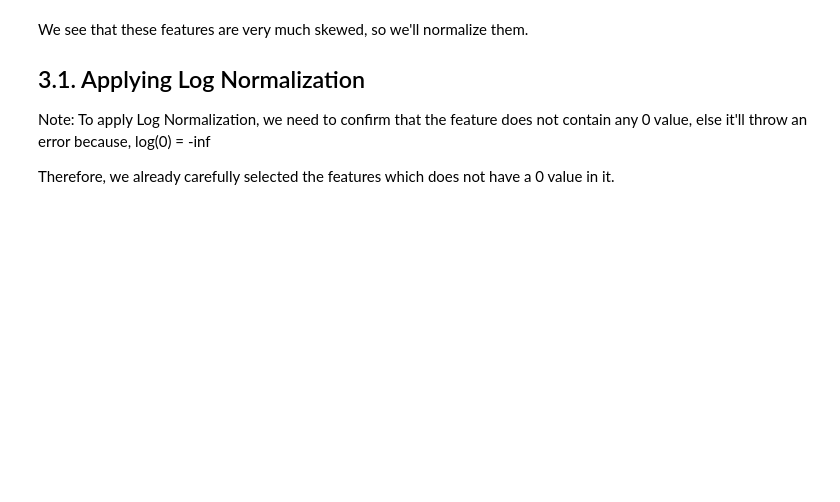
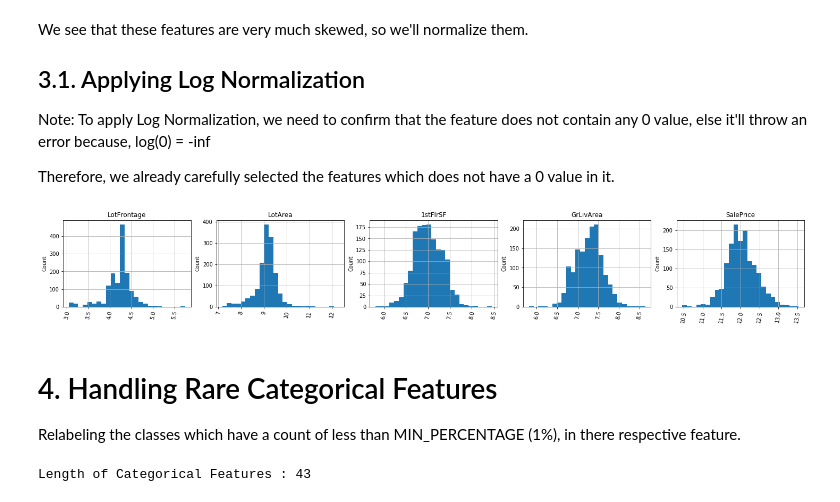
Before and after one commit to ParthikB/Data_Science, a Jupyter notebook: feature_eng.ipynb, the cells around one changed output. Drawn from its saved outputs; the diff is of its cells as text; code cells hidden in the pictures; blank space fills up the shorter version.

```diff
--- a/feature_eng.ipynb
+++ b/feature_eng.ipynb
@@ -184,13 +187,25 @@ Therefore, we already carefully selected the features which does not have a 0 va
 # %%
 for f in num_skewed_features:
     dataset[f] = np.log(dataset[f])
 
 plt.figure(figsize=(25, 3))
+
 for idx, f in enumerate(num_skewed_features):
-    data = dataset.copy()
 
     plt.subplot(1, 5, idx+1)
-    data[f].hist(bins=25)
+    dataset[f].hist(bins=25)
     plt.xticks(rotation=80)
     plt.ylabel('Count')
     plt.title(f)
+# %% [output]
+[figure, added]
+# %% [markdown]
+# 4. Handling Rare Categorical Features
+
+Relabeling the classes which have a count of less than MIN_PERCENTAGE (1%), in there respective feature.
+# %%
+cat_features = [f for f in dataset.columns if dataset[f].dtype == 'O']
+
+print('Length of Categorical Features :', len(cat_features))
+# %% [output]
+Length of Categorical Features : 43
```
Also changed, not shown: parts of 15 cells of this notebook.
